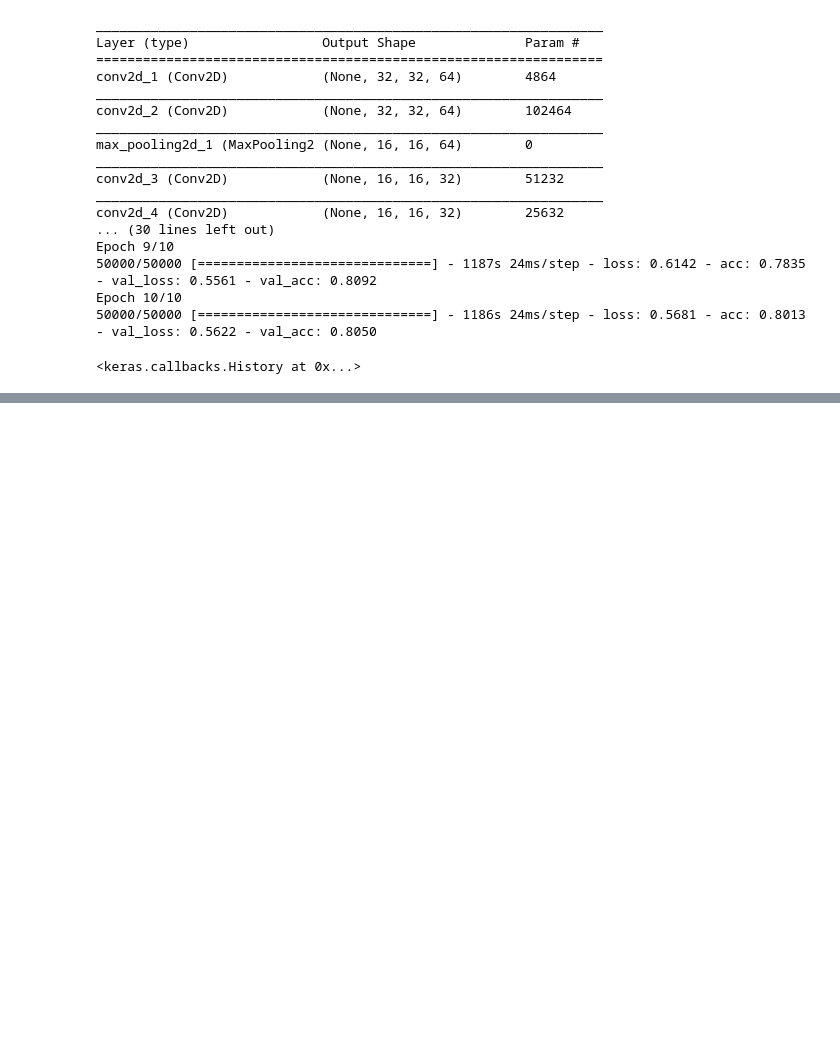
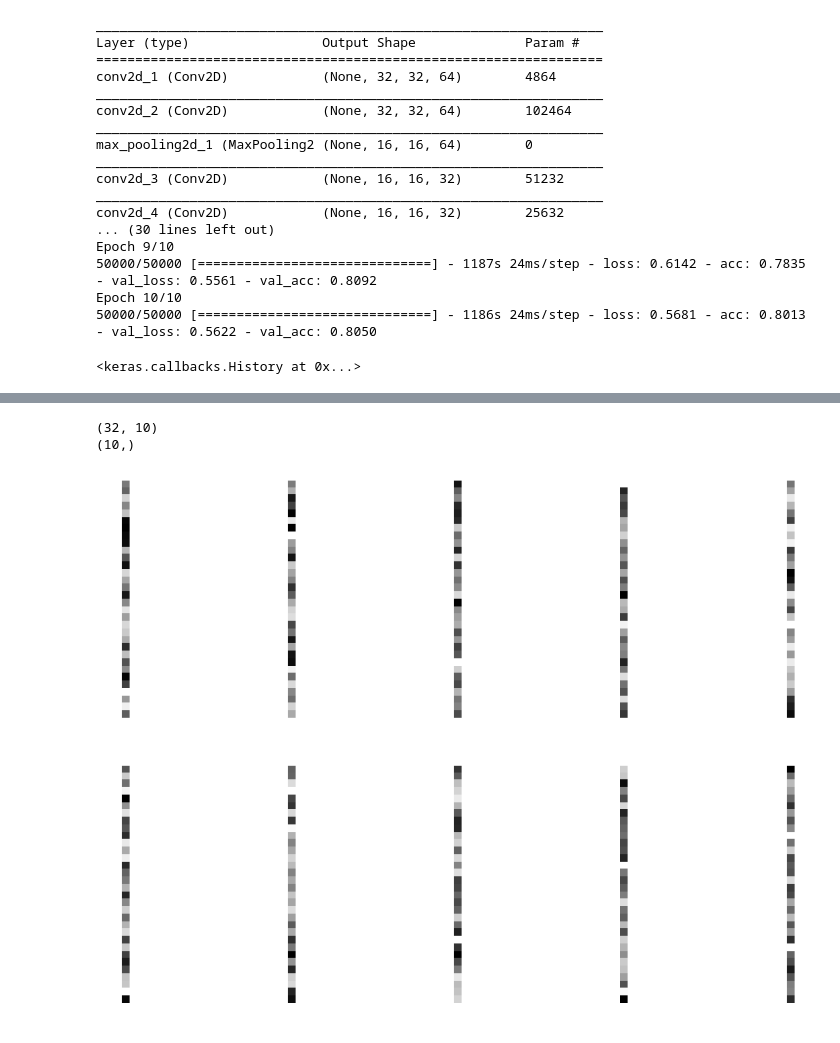
Before and after one commit to ordaz13/VC_GIT, a Jupyter notebook: Practica05_158525.ipynb, the cells around one changed output, grey strips where cells are left out. Cells and saved outputs as stored; diff of their text form; code cells hidden in the pictures; blank space fills up the shorter version.

```diff
--- a/Practica05_158525.ipynb
+++ b/Practica05_158525.ipynb
@@ -325,0 +375,16 @@ plt.show()
+# %%
+Omega = model.layers[6].get_weights()
+print(Omega[0].shape)
+print(Omega[1].shape)
+Kernels = Omega[0].reshape(Omega[0].shape[1], Omega[0].shape[0], -1)
+
+plt.figure(figsize=(15, 10))
+for it_k, k in enumerate(Kernels):
+    plt.subplot(2, 5, it_k+1)
+    plt.imshow(k, cmap='gray')
+    plt.axis('off')
+plt.show()
+# %% [output]
+(32, 10)
+(10,)
+[figure, added]
```
Also changed, not shown: parts of 12 cells of this notebook.
